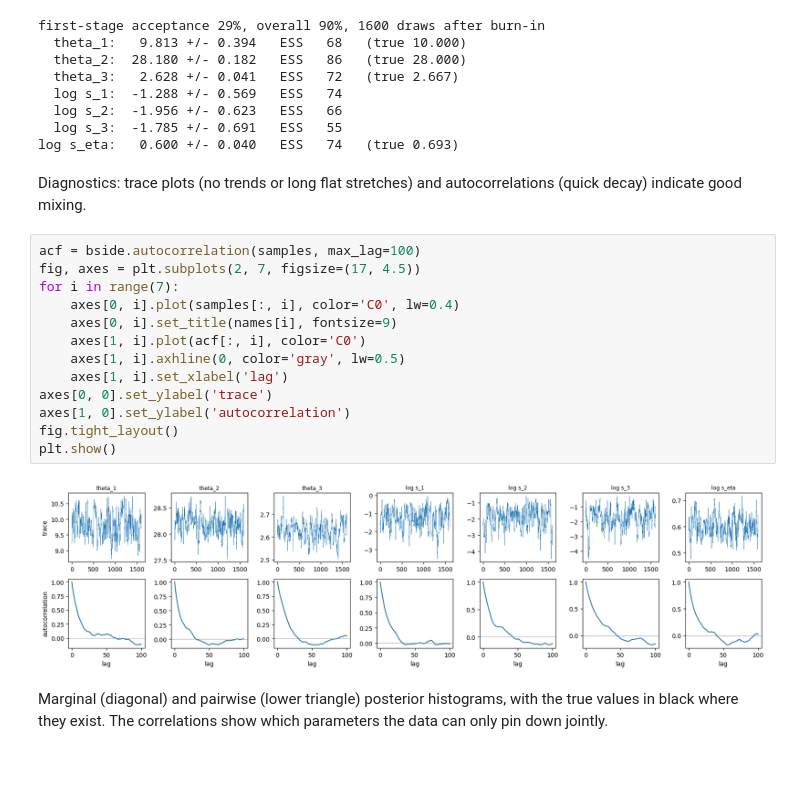
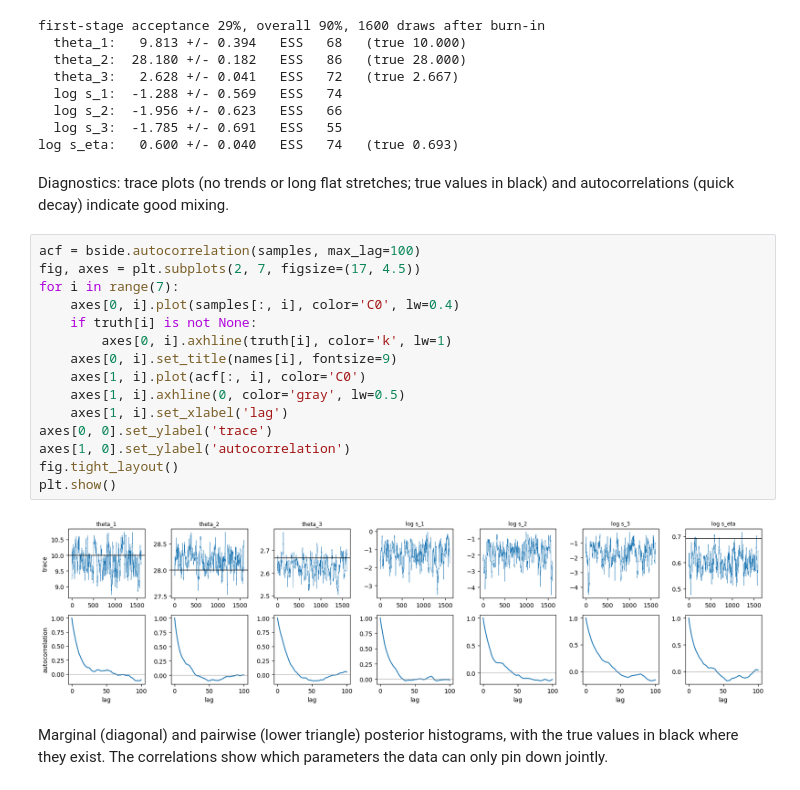
Before and after one commit to ngalioto/bside, a Jupyter notebook: examples/lorenz63.ipynb, the cells around one changed output. Drawn from its saved outputs; the diff is of its cells as text.

```diff
--- a/examples/lorenz63.ipynb
+++ b/examples/lorenz63.ipynb
@@ -276,23 +276,25 @@ first-stage acceptance 29%, overall 90%, 1600 draws after burn-in
   log s_3:  -1.785 +/- 0.691   ESS   55
 log s_eta:   0.600 +/- 0.040   ESS   74   (true 0.693)
 # %% [markdown]
-Diagnostics: trace plots (no trends or long flat stretches) and
-autocorrelations (quick decay) indicate good mixing.
+Diagnostics: trace plots (no trends or long flat stretches; true values in
+black) and autocorrelations (quick decay) indicate good mixing.
 # %%
 acf = bside.autocorrelation(samples, max_lag=100)
 fig, axes = plt.subplots(2, 7, figsize=(17, 4.5))
 for i in range(7):
     axes[0, i].plot(samples[:, i], color='C0', lw=0.4)
+    if truth[i] is not None:
+        axes[0, i].axhline(truth[i], color='k', lw=1)
     axes[0, i].set_title(names[i], fontsize=9)
     axes[1, i].plot(acf[:, i], color='C0')
     axes[1, i].axhline(0, color='gray', lw=0.5)
     axes[1, i].set_xlabel('lag')
 axes[0, 0].set_ylabel('trace')
 axes[1, 0].set_ylabel('autocorrelation')
 fig.tight_layout()
 plt.show()
 # %% [output]
-[figure, old version]
+[figure, new version]
 # %% [markdown]
 Marginal (diagonal) and pairwise (lower triangle) posterior histograms, with
 the true values in black where they exist. The correlations show which
```
Also changed, not shown: parts of 4 cells of this notebook, 10 other files.
